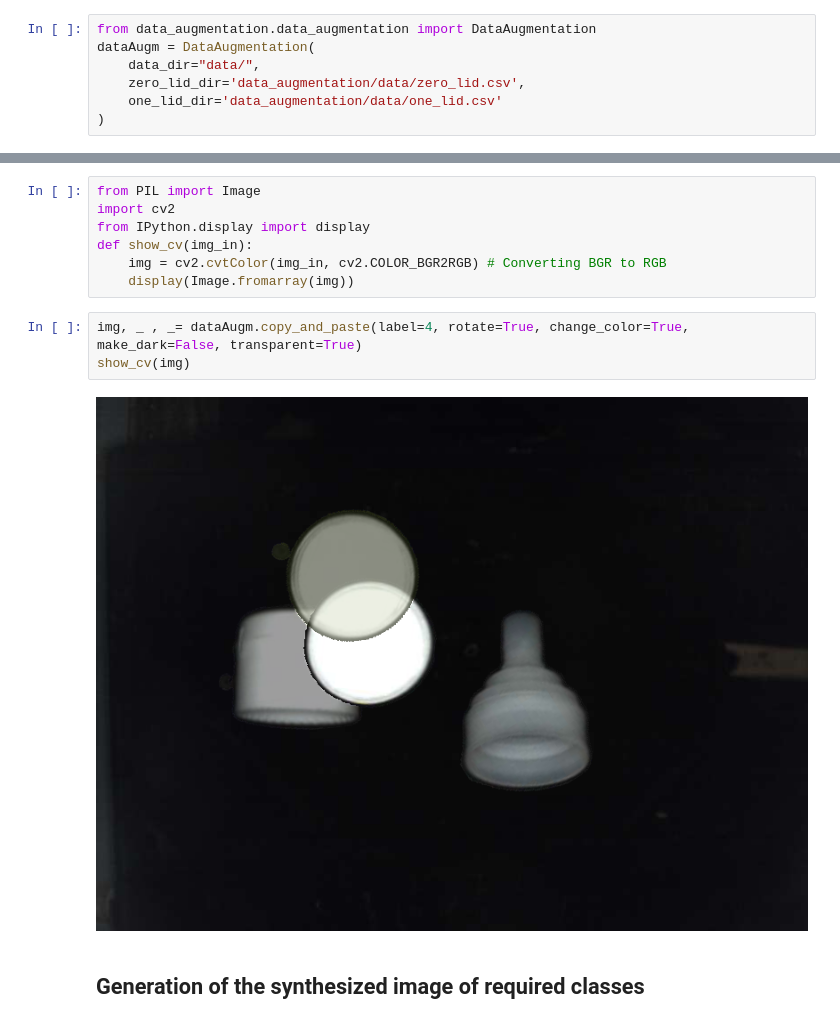
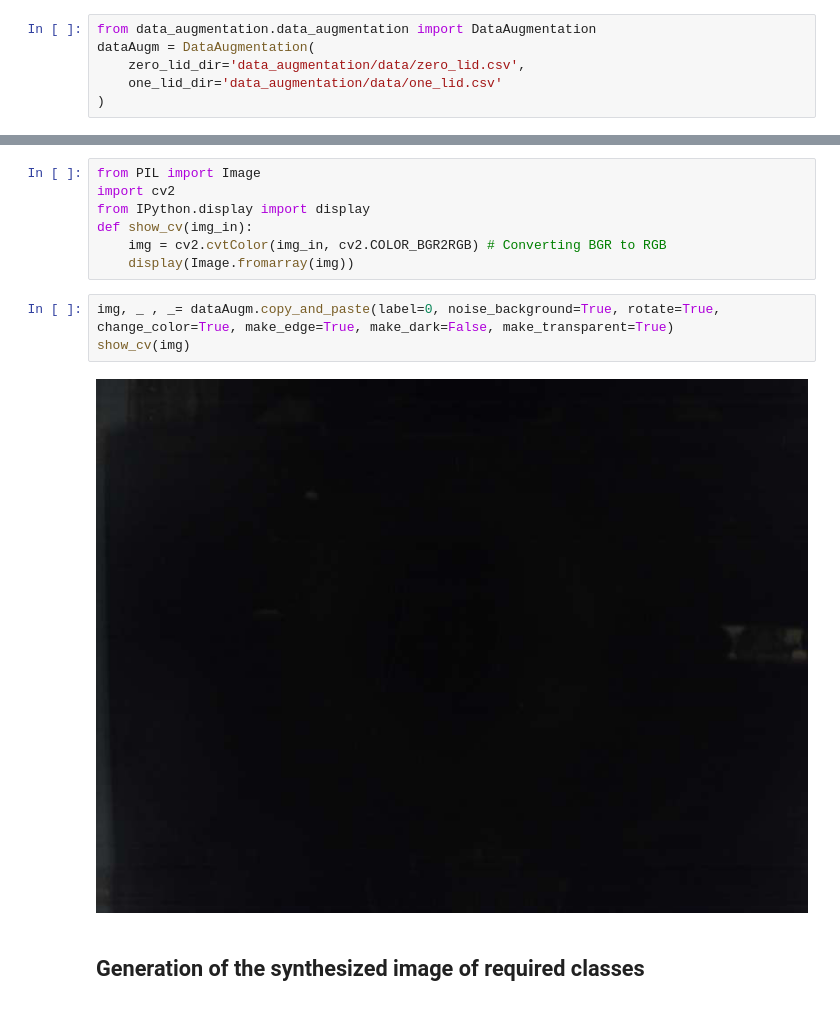
Before and after one commit to eismont21/AnomaliesRecycling, a Jupyter notebook: notebooks/DataAugmentation.ipynb, the cells around one changed output, grey strips where cells are left out. Saved outputs shown, nothing was run; the diff lists cells and outputs as text.

```diff
--- a/notebooks/DataAugmentation.ipynb
+++ b/notebooks/DataAugmentation.ipynb
@@ -10,7 +10,6 @@ Current working directory: /home/p22g5/AnomaliesRecycling
 # %%
 from data_augmentation.data_augmentation import DataAugmentation
 dataAugm = DataAugmentation(
-    data_dir="data/",
     zero_lid_dir='data_augmentation/data/zero_lid.csv',
     one_lid_dir='data_augmentation/data/one_lid.csv'
 )
@@ -46,10 +45,10 @@ def show_cv(img_in):
     img = cv2.cvtColor(img_in, cv2.COLOR_BGR2RGB) # Converting BGR to RGB
     display(Image.fromarray(img))
 # %%
-img, _ , _= dataAugm.copy_and_paste(label=4, rotate=True, change_color=True, make_dark=False, transparent=True)
+img, _ , _= dataAugm.copy_and_paste(label=0, noise_background=True, rotate=True, change_color=True, make_edge=True, make_dark=False, make_transparent=True)
 show_cv(img)
 # %% [output]
-[figure, old version]
+[figure, new version]
 # %% [markdown]
 ## Generation of the synthesized image of required classes
 # %%
```
Also changed, not shown: parts of 3 cells of this notebook, 3 other files.
